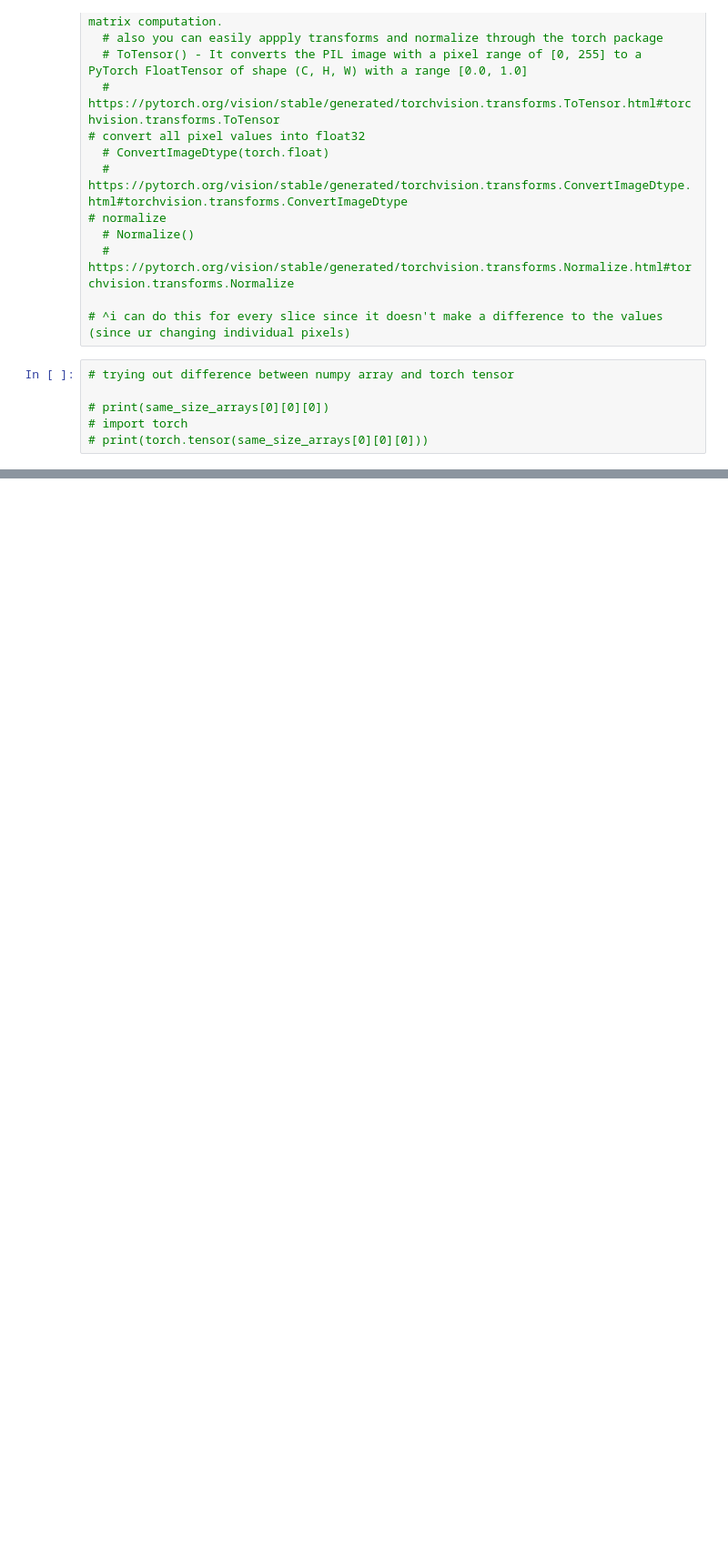
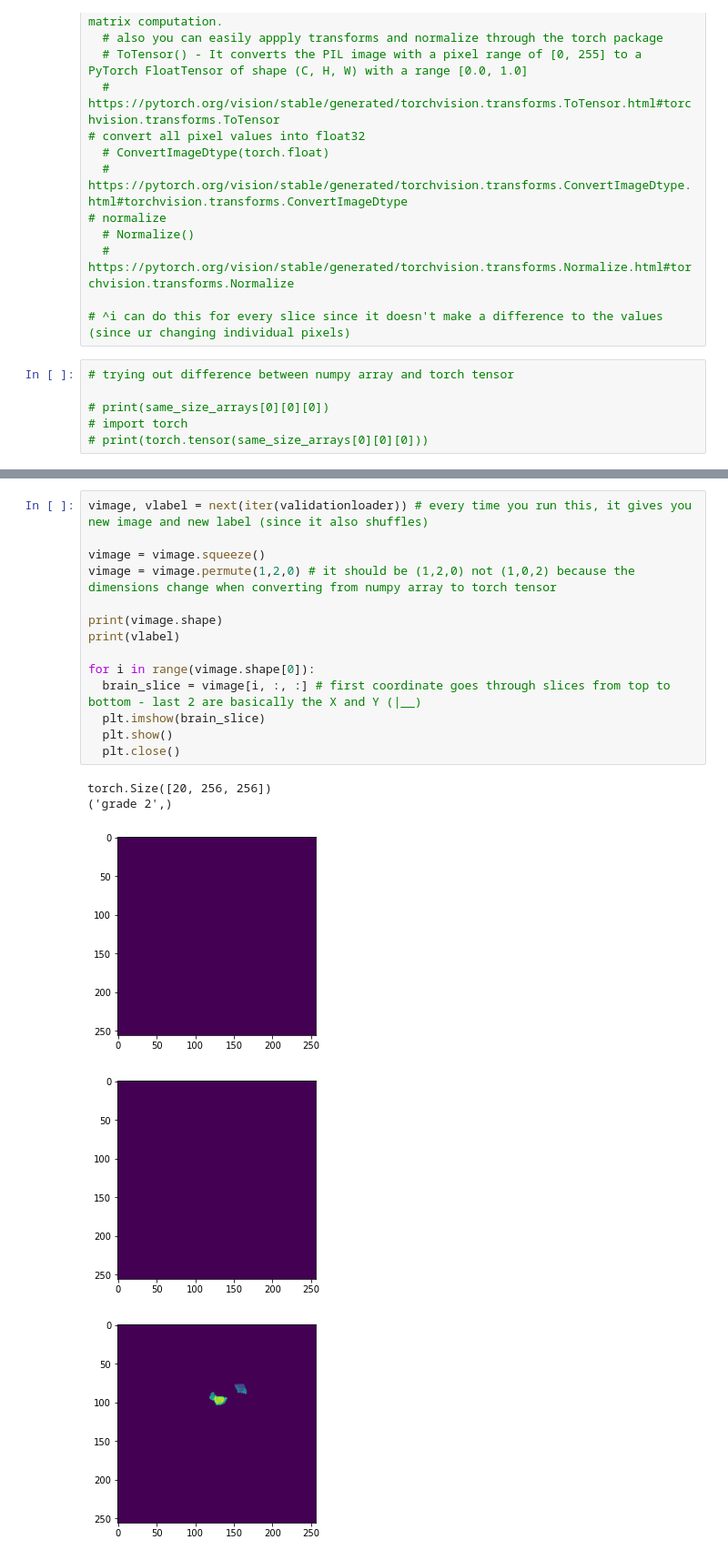
Before and after one commit to shizacharania/Brain-Tumour-Grading, a Jupyter notebook: TumourGrading.ipynb, the cells around one changed output, grey strips where cells are left out. Shown at 91% size. Saved outputs shown, nothing was run; the diff lists cells and outputs as text; blank space fills up the shorter version.

```diff
--- a/TumourGrading.ipynb
+++ b/TumourGrading.ipynb
@@ -469,0 +649,20 @@ Mean: 65.24777874948755 ----- Standard Deviation: 136.49344329419276
+# %%
+vimage, vlabel = next(iter(validationloader)) # every time you run this, it gives you new image and new label (since it also shuffles)
+
+vimage = vimage.squeeze()
+vimage = vimage.permute(1,2,0) # it should be (1,2,0) not (1,0,2) because the dimensions change when converting from numpy array to torch tensor
+
+print(vimage.shape)
+print(vlabel)
+
+for i in range(vimage.shape[0]):
+  brain_slice = vimage[i, :, :] # first coordinate goes through slices from top to bottom - last 2 are basically the X and Y (|__)
+  plt.imshow(brain_slice)
+  plt.show()
+  plt.close()
+# %% [output]
+torch.Size([20, 256, 256])
+('grade 2',)
+[figure, added]
+[figure, added]
+[figure, added]
```
Also changed, not shown: parts of 26 cells of this notebook.
